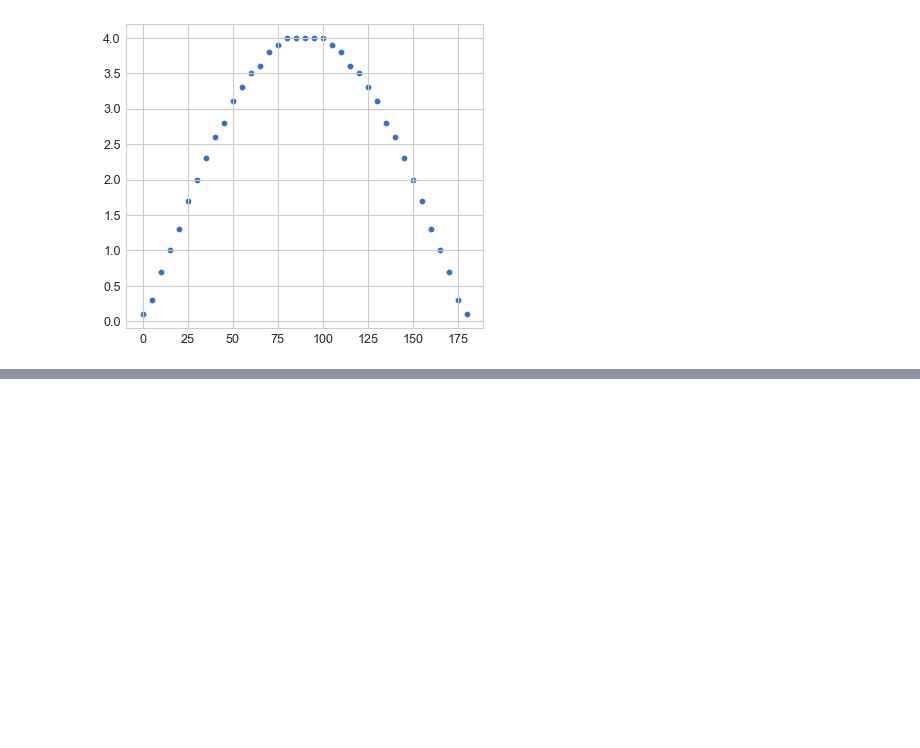
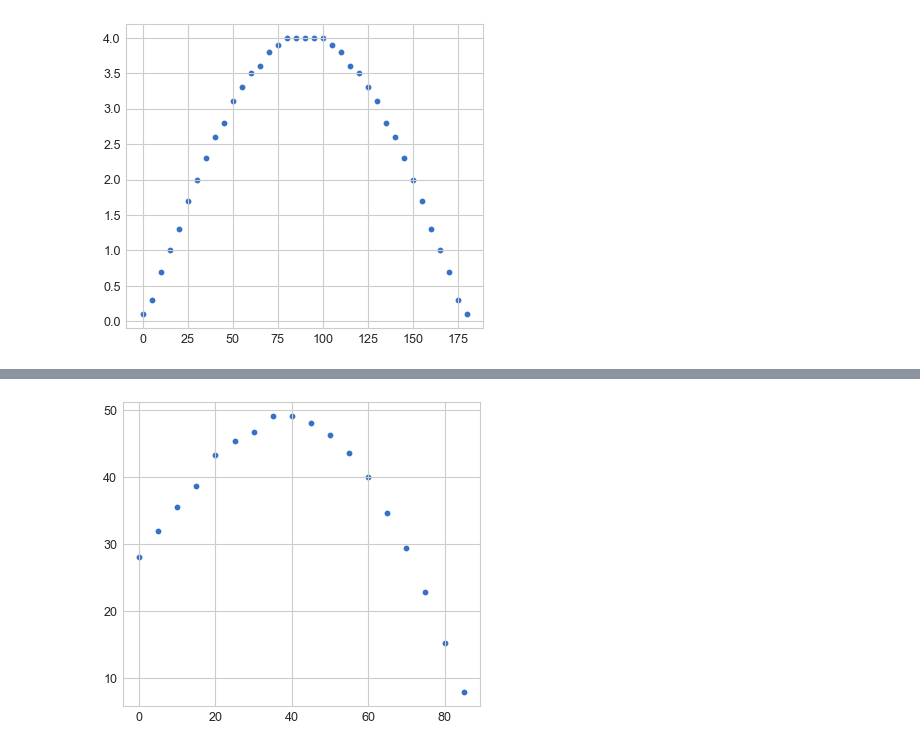
Before and after one commit to aliakhtar/maths4programmers-python, a Jupyter notebook: ch12/12.1.ipynb, the cells around one changed output, grey strips where cells are left out. Saved outputs shown, nothing was run; the diff lists cells and outputs as text; code cells hidden in the pictures; blank space fills up the shorter version.

```diff
--- a/ch12/12.1.ipynb
+++ b/ch12/12.1.ipynb
@@ -59,0 +69,4 @@ plt.scatter(angles, times)
+# %%
+plot_trajectory_metric(landing_position,range(0,90,5), height=10)
+# %% [output]
+[figure, added]
```
Also changed, not shown: parts of 2 cells of this notebook, 1 other file.
